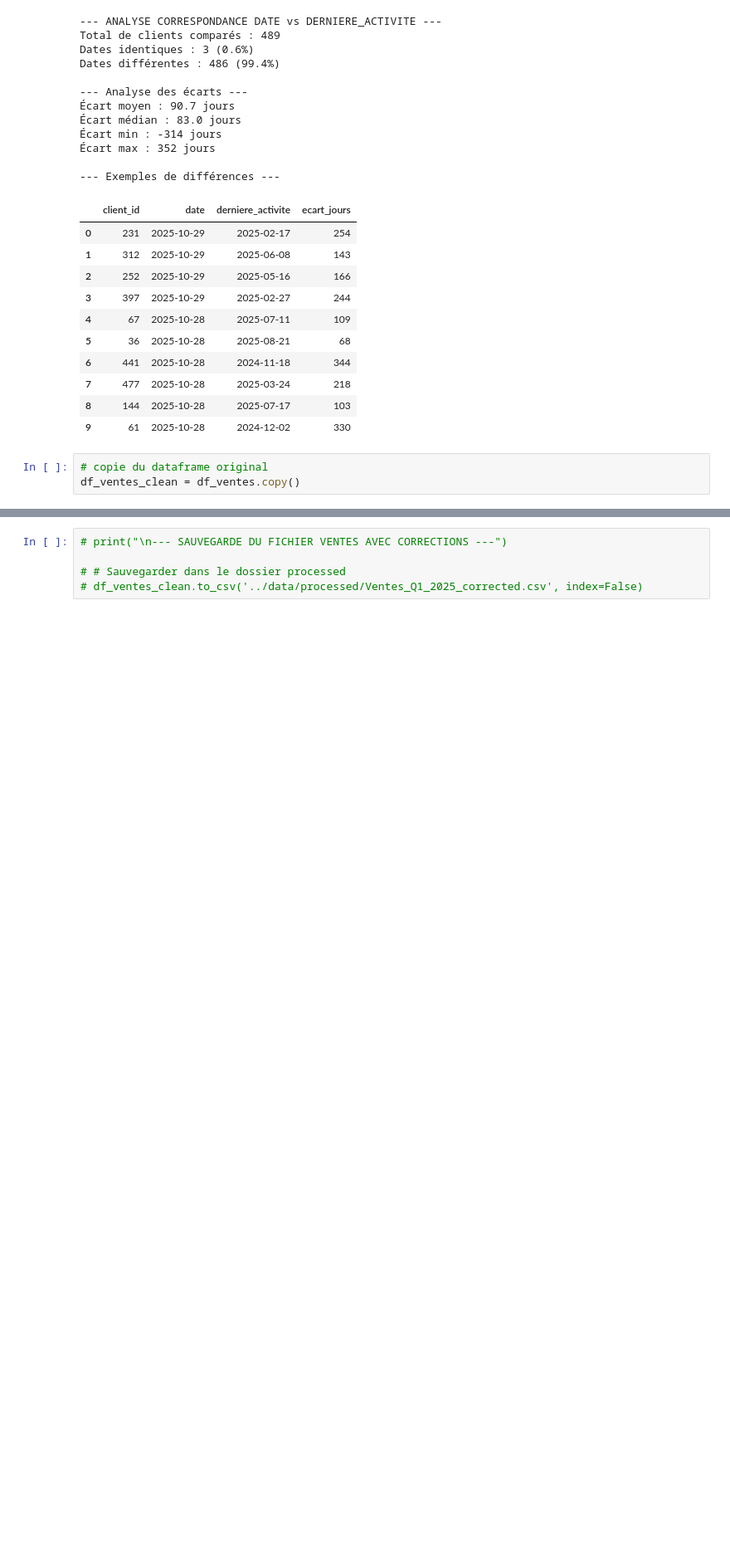
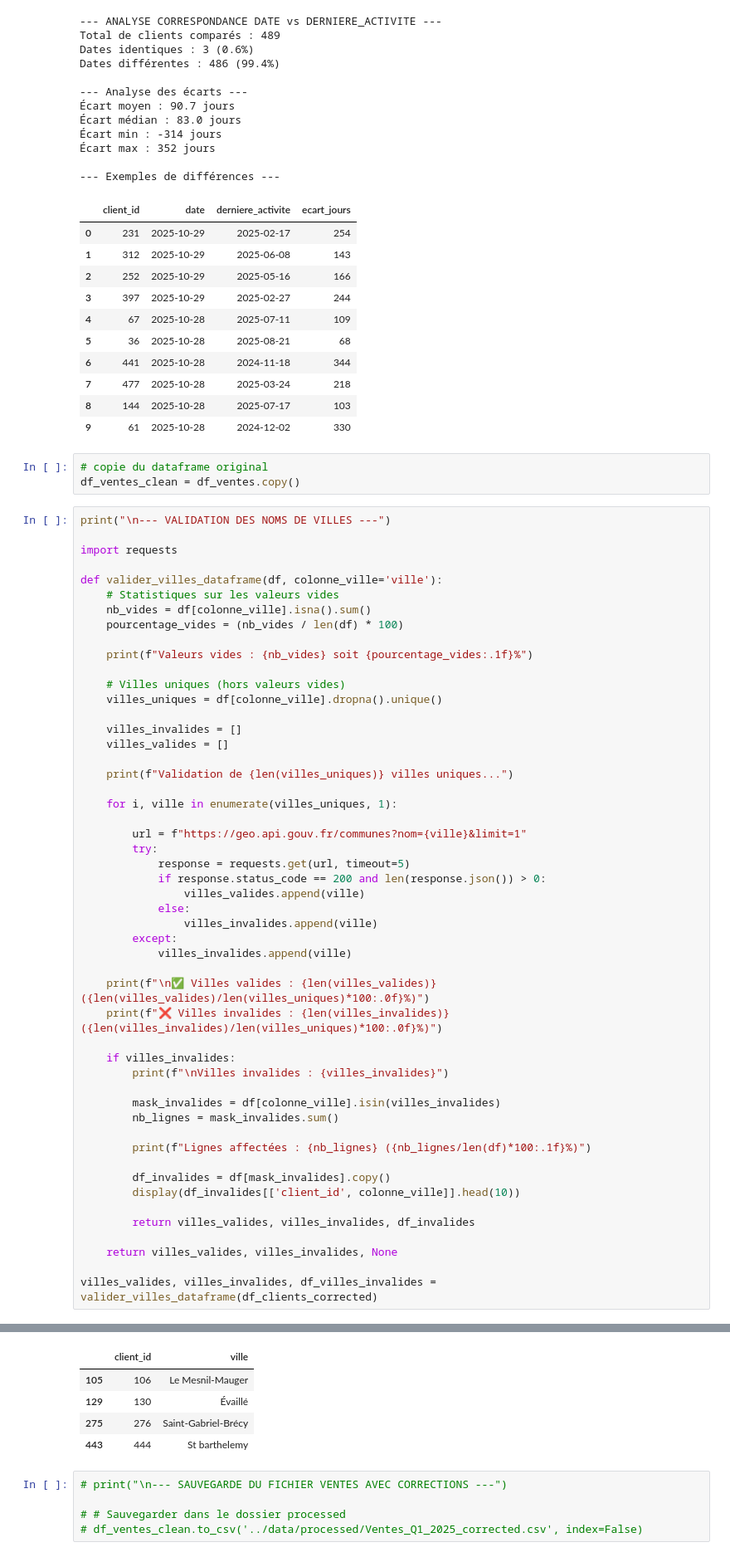
Before and after one commit to Kromaric/data_managment, a Jupyter notebook: notebooks/analyse_ventes_lp.ipynb, the cells around one changed output, grey strips where cells are left out. Shown at 83% size. Saved outputs shown, nothing was run; the diff lists cells and outputs as text; blank space fills up the shorter version.

Commit message:
feat: validité des villes OK

```diff
--- a/notebooks/analyse_ventes_lp.ipynb
+++ b/notebooks/analyse_ventes_lp.ipynb
@@ -407,3 +408,55 @@ Dates différentes : 486 (99.4%)
 # %%
 # copie du dataframe original
 df_ventes_clean = df_ventes.copy()
+# %%
+print("\n--- VALIDATION DES NOMS DE VILLES ---")
+
+import requests
+
+def valider_villes_dataframe(df, colonne_ville='ville'):
+    # Statistiques sur les valeurs vides
+    nb_vides = df[colonne_ville].isna().sum()
+    pourcentage_vides = (nb_vides / len(df) * 100)
+
+    print(f"Valeurs vides : {nb_vides} soit {pourcentage_vides:.1f}%")
+
+    # Villes uniques (hors valeurs vides)
+    villes_uniques = df[colonne_ville].dropna().unique()
+
+    villes_invalides = []
+    villes_valides = []
+
+    print(f"Validation de {len(villes_uniques)} villes uniques...")
+
+    for i, ville in enumerate(villes_uniques, 1):
+
+        url = f"https://geo.api.gouv.fr/communes?nom={ville}&limit=1"
+        try:
+            response = requests.get(url, timeout=5)
+            if response.status_code == 200 and len(response.json()) > 0:
+                villes_valides.append(ville)
+            else:
+                villes_invalides.append(ville)
+        except:
+            villes_invalides.append(ville)
+
+    print(f"\n✅ Villes valides : {len(villes_valides)} ({len(villes_valides)/len(villes_uniques)*100:.0f}%)")
+    print(f"❌ Villes invalides : {len(villes_invalides)} ({len(villes_invalides)/len(villes_uniques)*100:.0f}%)")
+
+    if villes_invalides:
+        print(f"\nVilles invalides : {villes_invalides}")
+
+        mask_invalides = df[colonne_ville].isin(villes_invalides)
+        nb_lignes = mask_invalides.sum()
+
+        print(f"Lignes affectées : {nb_lignes} ({nb_lignes/len(df)*100:.1f}%)")
+
+        df_invalides = df[mask_invalides].copy()
+        display(df_invalides[['client_id', colonne_ville]].head(10))
+
+        return villes_valides, villes_invalides, df_invalides
+
+    return villes_valides, villes_invalides, None
+
+villes_valides, villes_invalides, df_villes_invalides = valider_villes_dataframe(df_clients_corrected)
+# %% [output]
@@ -410,3 +472,8 @@ df_ventes_clean = df_ventes.copy()
+|  | client_id | ville |
+| 105 | 106 | Le Mesnil-Mauger |
+| 129 | 130 | Évaillé |
+| 275 | 276 | Saint-Gabriel-Brécy |
+| 443 | 444 | St barthelemy |
 # %%
 # print("\n--- SAUVEGARDE DU FICHIER VENTES AVEC CORRECTIONS ---")
 
```
Also changed, not shown: parts of 2 cells of this notebook, 1 other file.
